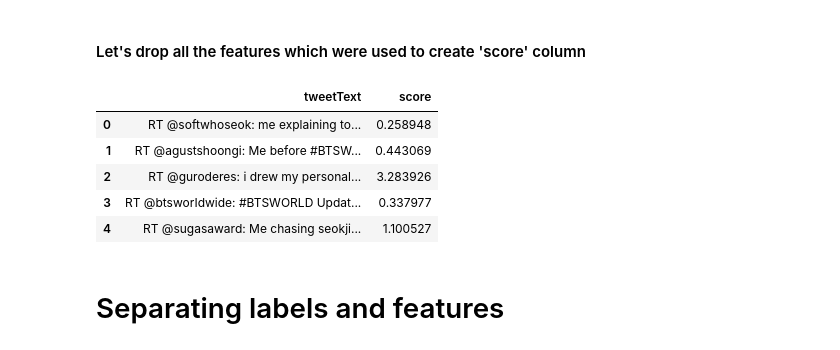
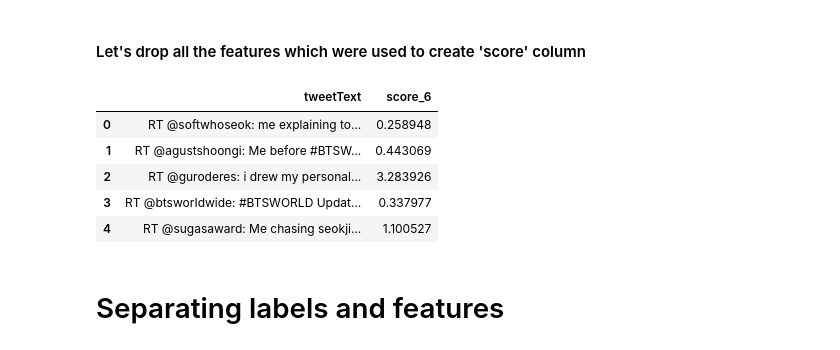
Before and after one commit to Akshaypatil7/Retweet-Analysis, a Jupyter notebook: Retweets Analysis.ipynb, the cells around one changed output. Saved outputs shown, nothing was run; the diff lists cells and outputs as text; code cells hidden in the pictures.

```diff
--- a/Retweets Analysis.ipynb
+++ b/Retweets Analysis.ipynb
@@ -301,6 +304,9 @@ df['score'] = df['tweetRetweetCt']+df['tweetFavoriteCt']+df['num_links']+df['num
 # %%
-# Normalizing score values in range 0 to 100
-df['score'] = (df['score'] - min(df['score']))/(max(df['score']) - min(df['score']))*100
+# Normalizing score_6 values in range 0 to 100
+df['score_6'] = (df['score_6'] - min(df['score_6']))/(max(df['score_6']) - min(df['score_6']))*100
+# %%
+# Normalizing score_2 values in range 0 to 100
+df['score_2'] = (df['score_2'] - min(df['score_2']))/(max(df['score_2']) - min(df['score_2']))*100
 # %%
 df.head()
 # %% [output]
@@ -365,12 +371,14 @@ plt.show()
 #### From above correlation Plot we can see that 'tweetRetweetCt' and 'score' are highly correlated with each other
 # %% [markdown]
 #### Let's drop all the features which were used to create 'score' column
+# %%
+df2 = df.copy()
 # %%
-df.drop(df.columns.difference(['tweetText','score']), 1, inplace=True)
+df2.drop(df2.columns.difference(['tweetText','score_6']), 1, inplace=True)
 # %%
-df.head()
+df2.head()
 # %% [output]
-|  | tweetText | score |
+|  | tweetText | score_6 |
 | 0 | RT @softwhoseok: me explaining to... | 0.258948 |
 | 1 | RT @agustshoongi: Me before #BTSW... | 0.443069 |
 | 2 | RT @guroderes: i drew my personal... | 3.283926 |
```
Also changed, not shown: parts of 27 cells of this notebook.
